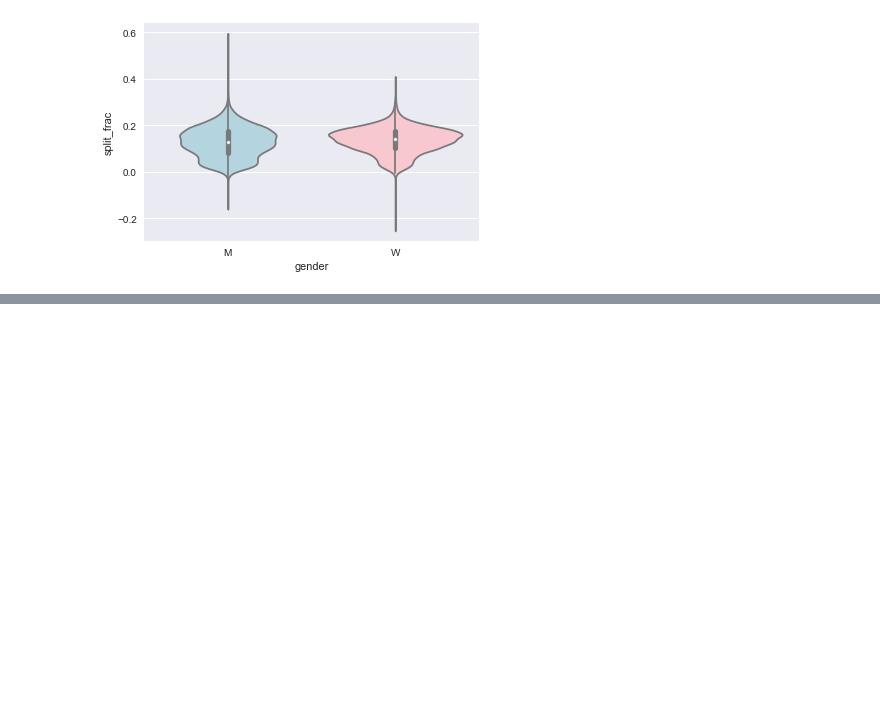
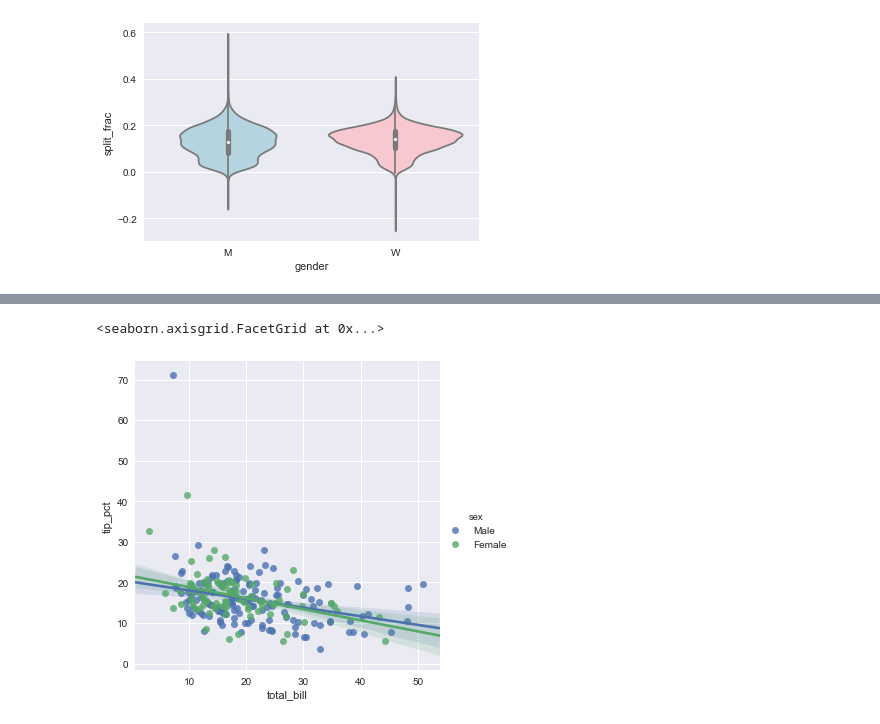
Before and after one commit to guozheng/data-science-ml-basics, a Jupyter notebook: viz-intro.ipynb, the cells around one changed output, grey strips where cells are left out. Cells and saved outputs as stored; diff of their text form; code cells hidden in the pictures; blank space fills up the shorter version.

```diff
--- a/viz-intro.ipynb
+++ b/viz-intro.ipynb
@@ -106,0 +147,5 @@ sns.violinplot('gender', 'split_frac', data=df, palette=['lightblue', 'pink'])
+# %%
+sns.lmplot(x='total_bill', y='tip_pct', hue='sex', data=tips)
+# %% [output]
+<seaborn.axisgrid.FacetGrid at 0x...>
+[figure, added]
```
Also changed, not shown: parts of 13 cells of this notebook.
